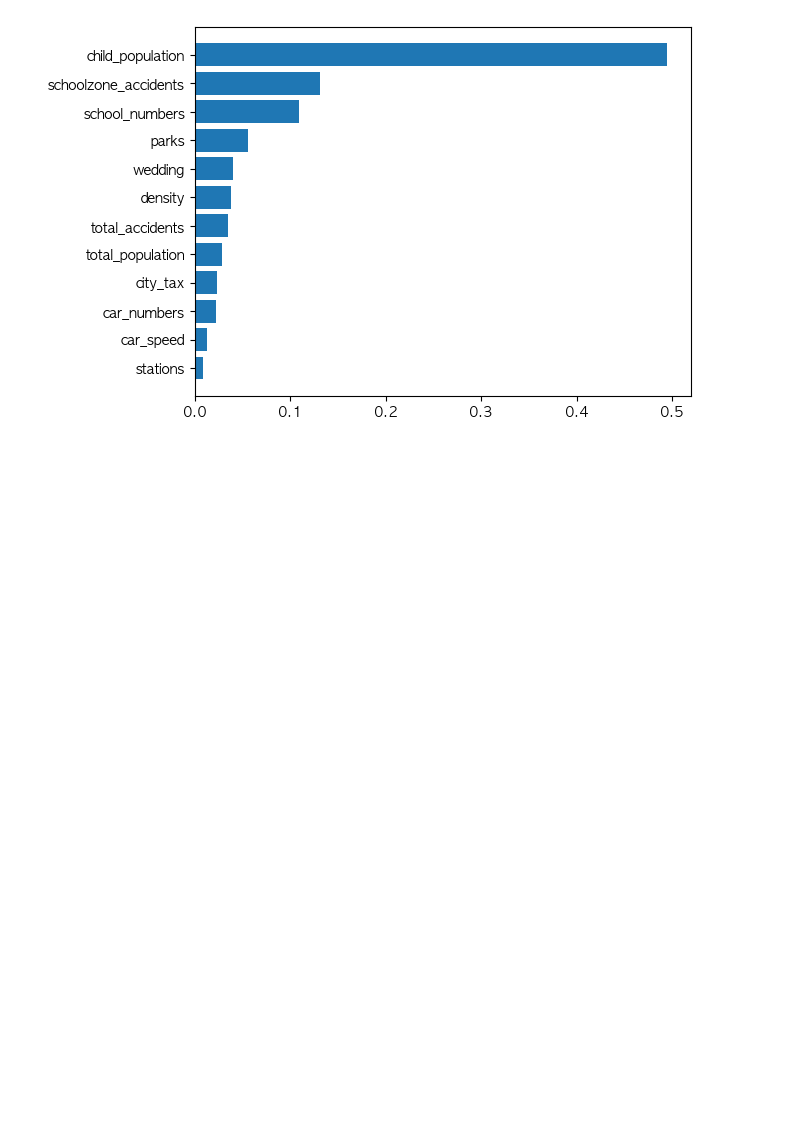
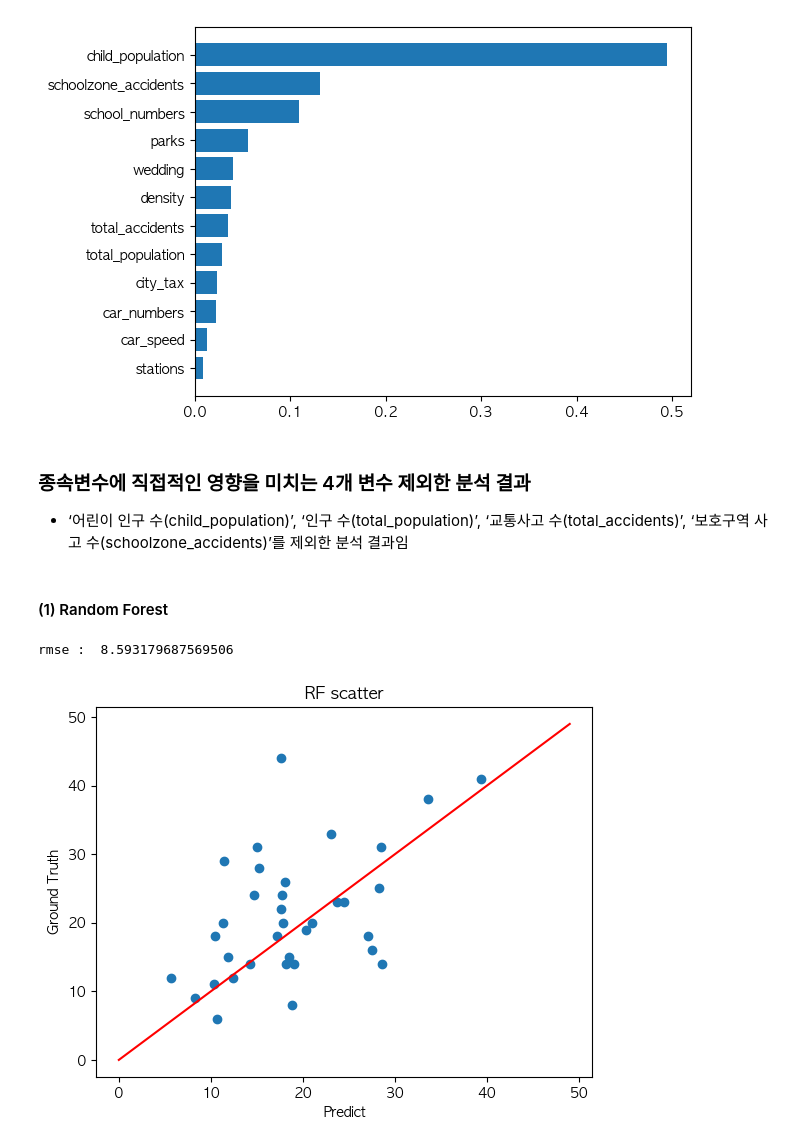
Before and after one commit to Nnnnuri/Analysis_Report, a Jupyter notebook: Project/report.ipynb, the cells around one changed output. Saved outputs shown, nothing was run; the diff lists cells and outputs as text; code cells hidden in the pictures; blank space fills up the shorter version.

```diff
--- a/Project/report.ipynb
+++ b/Project/report.ipynb
@@ -185,3 +188,29 @@ plt.barh(xgboost_feature_importance.col, rf_feature_importance.fi)
 plt.show()
 # %% [output]
 [figure]
+# %% [markdown]
+### 종속변수에 직접적인 영향을 미치는 4개 변수 제외한 분석 결과
+- ‘어린이 인구 수(child_population)’, ‘인구 수(total_population)’, ‘교통사고 수(total_accidents)’, ‘보호구역 사고 수(schoolzone_accidents)’를 제외한 분석 결과임
+# %% [markdown]
+#### (1) Random Forest
+# %%
+# 아래 변수들을 가지고 child_accident를 예측하는 모델 구축(인과관계)
+rf_model2 = RandomForestRegressor(n_estimators=100, random_state=42)
+select_col2 = ['car_numbers', 'car_speed', 'school_numbers', 'stations', 'parks', 'city_tax', 'density', 'wedding']
+
+# 모델학습
+rf_model2.fit(train.loc[:, select_col2], train['child_accidents'])
+predict2 = rf_model2.predict(test.loc[:, select_col2])
+# %%
+plt.title('RF scatter')
+plt.scatter(predict2, test['child_accidents'])
+plt.xlabel('Predict')
+plt.ylabel('Ground Truth')
+
+x = np.arange(0,50)
+y = x
+plt.plot(x,y,'r')
+print('rmse : ' ,root_mean_squared_error(predict2, test['child_accidents']))
+# %% [output]
+rmse :  8.593179687569506
+[figure, added]
```
Also changed, not shown: parts of 24 cells of this notebook.
